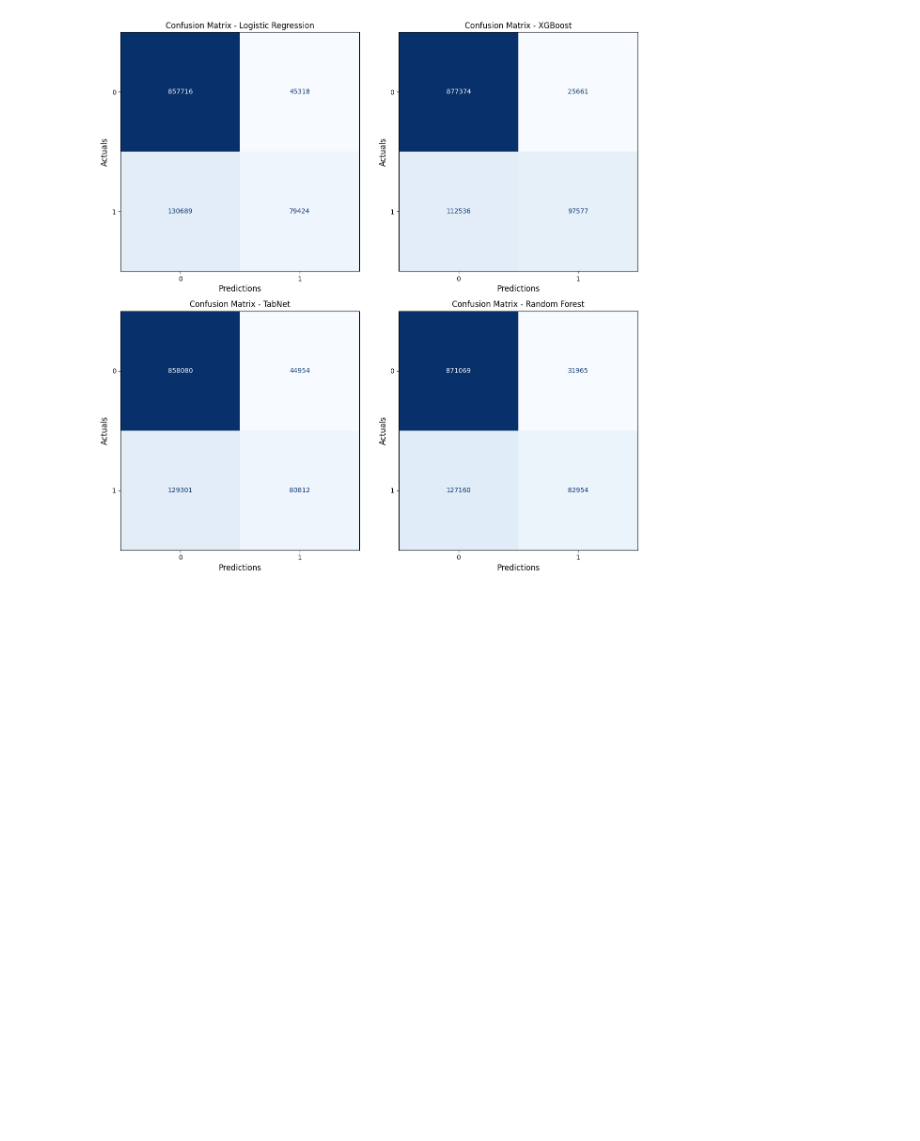
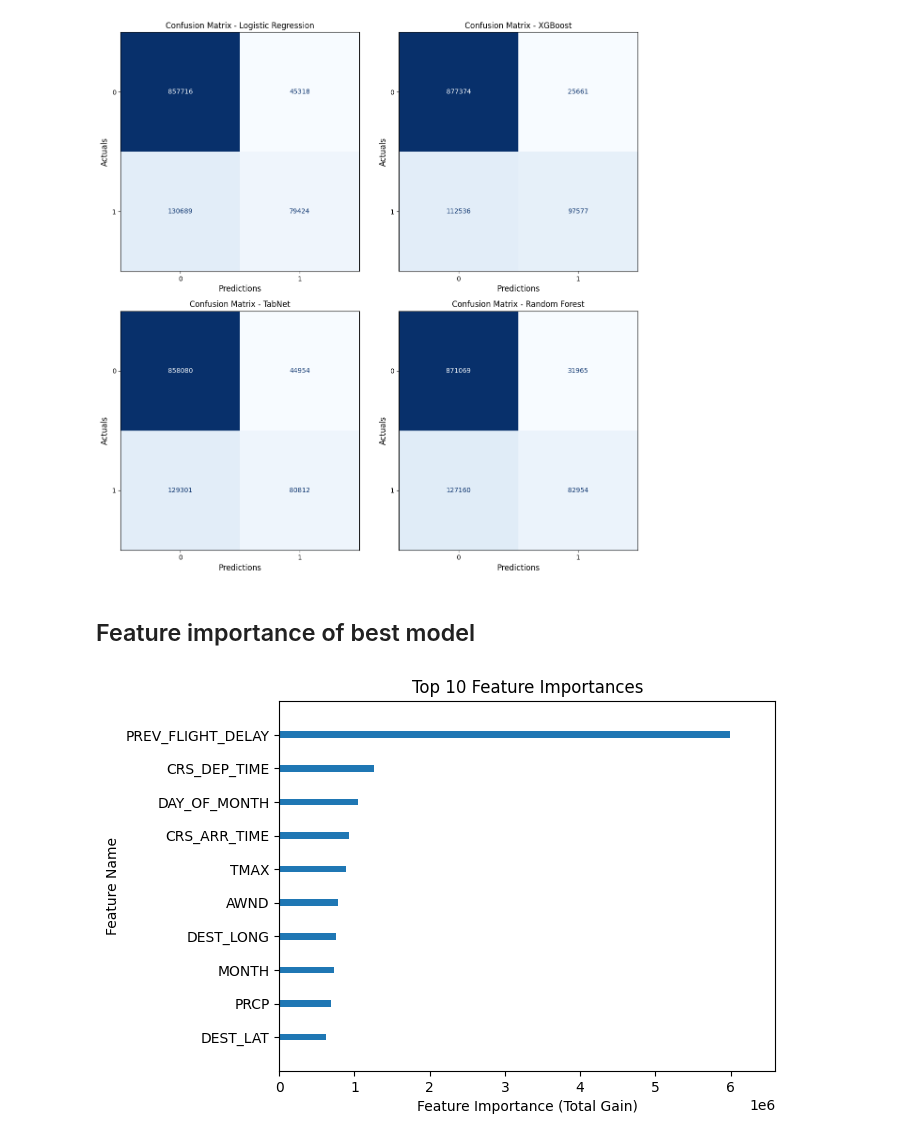
Before and after one commit to rvloenhout/DSS_Master_Thesis, a Jupyter notebook: _3. Evaluation/2. Tuned_Imbalance_eval.ipynb, the cells around one changed output. Cells and saved outputs as stored; diff of their text form; code cells hidden in the pictures; blank space fills up the shorter version.

Commit message:
Added Feature importance

```diff
--- a/_3. Evaluation/2. Tuned_Imbalance_eval.ipynb
+++ b/_3. Evaluation/2. Tuned_Imbalance_eval.ipynb
@@ -230,3 +230,22 @@ auroc_curve(y_test, y_pred_prob_logreg_tuned_imbalance, y_pred_prob_xgb_tuned_im
 complete_confusion_matrix_robust([cm_robust_logreg, cm_robust_xgb, cm_robust_tabnet, cm_robust_rf], ['Logistic Regression', 'XGBoost', 'TabNet', 'Random Forest'])
 # %% [output]
 [figure]
+# %% [markdown]
+## Feature importance of best model
+# %%
+import matplotlib.pyplot as plt
+from xgboost import plot_importance
+
+xgb_class_tuned_imbalance = joblib.load(path_model + "XGBoost_tuned_imbalance.joblib")
+
+ax = plot_importance(xgb_class_tuned_imbalance.get_booster().get_score(importance_type='total_gain'), max_num_features=10, show_values=False, grid=False)
+
+for patch in ax.patches:
+    patch.set_linewidth(10)
+
+plt.xlabel('Feature Importance (Total Gain)')
+plt.ylabel('Feature Name')
+plt.title('Top 10 Feature Importances')
+plt.show()
+# %% [output]
+[figure, added]
```
